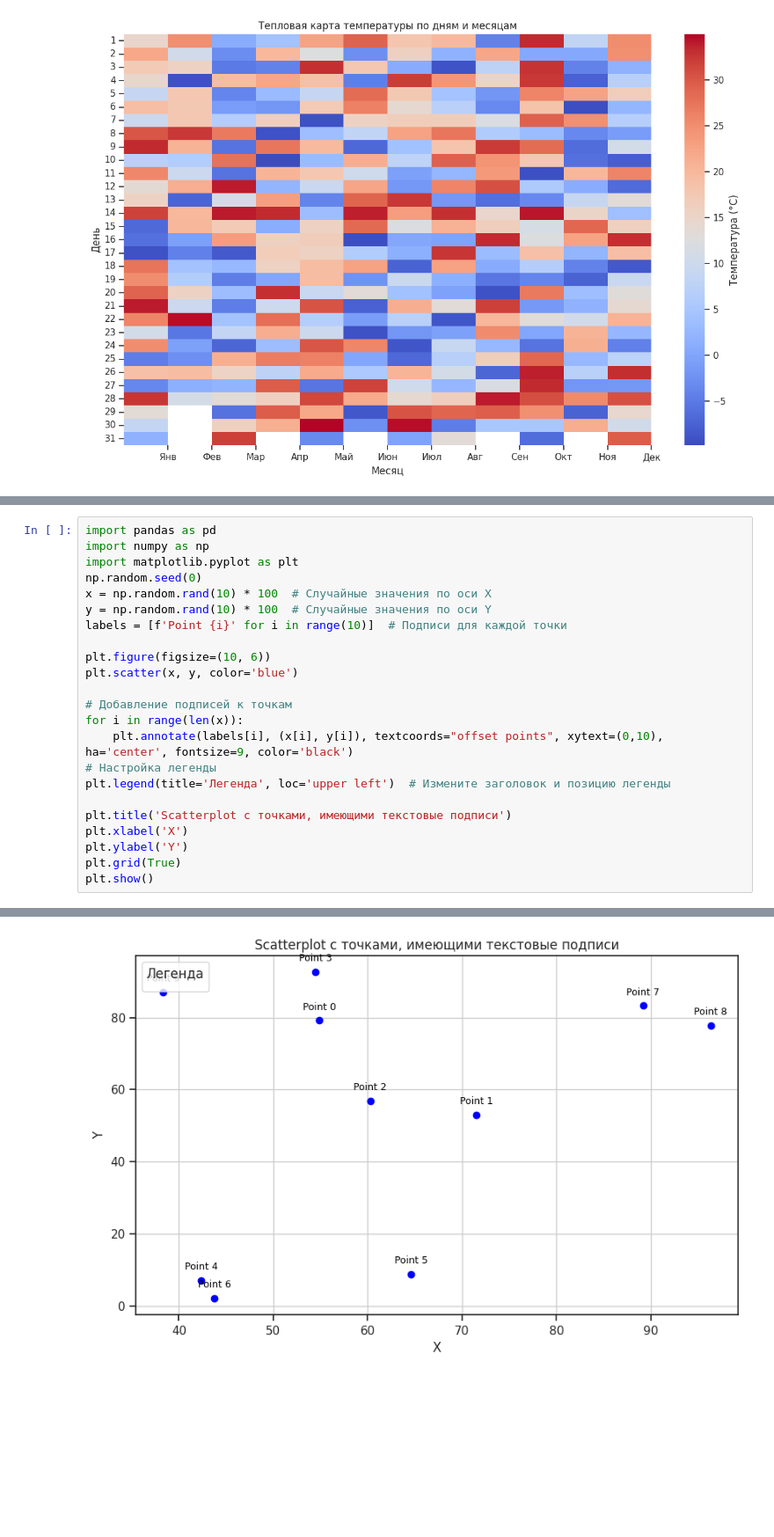
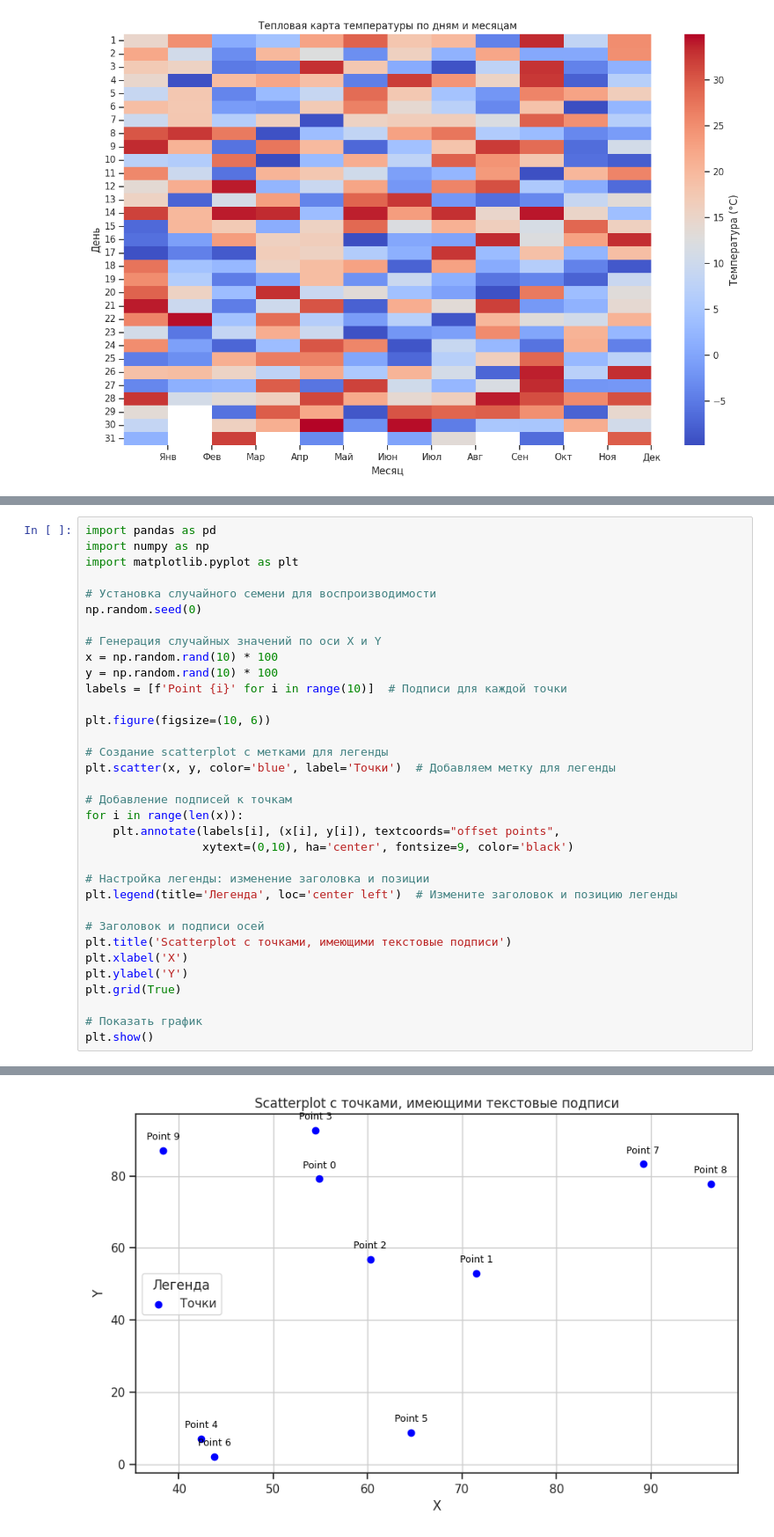
Before and after one commit to Daarlens/ProBook, a Jupyter notebook: Библиотека_Seaborn.ipynb, the cells around one changed output, grey strips where cells are left out. Shown at 88% size. Saved outputs shown, nothing was run; the diff lists cells and outputs as text; blank space fills up the shorter version.

```diff
--- a/Библиотека_Seaborn.ipynb
+++ b/Библиотека_Seaborn.ipynb
@@ -927,23 +929,34 @@ plt.show()
 import pandas as pd
 import numpy as np
 import matplotlib.pyplot as plt
+
+# Установка случайного семени для воспроизводимости
 np.random.seed(0)
-x = np.random.rand(10) * 100  # Случайные значения по оси X
-y = np.random.rand(10) * 100  # Случайные значения по оси Y
+
+# Генерация случайных значений по оси X и Y
+x = np.random.rand(10) * 100
+y = np.random.rand(10) * 100
 labels = [f'Point {i}' for i in range(10)]  # Подписи для каждой точки
 
 plt.figure(figsize=(10, 6))
-plt.scatter(x, y, color='blue')
+
+# Создание scatterplot с метками для легенды
+plt.scatter(x, y, color='blue', label='Точки')  # Добавляем метку для легенды
 
 # Добавление подписей к точкам
 for i in range(len(x)):
-    plt.annotate(labels[i], (x[i], y[i]), textcoords="offset points", xytext=(0,10), ha='center', fontsize=9, color='black')
-# Настройка легенды
-plt.legend(title='Легенда', loc='upper left')  # Измените заголовок и позицию легенды
+    plt.annotate(labels[i], (x[i], y[i]), textcoords="offset points",
+                 xytext=(0,10), ha='center', fontsize=9, color='black')
 
+# Настройка легенды: изменение заголовка и позиции
+plt.legend(title='Легенда', loc='center left')  # Измените заголовок и позицию легенды
+
+# Заголовок и подписи осей
 plt.title('Scatterplot с точками, имеющими текстовые подписи')
 plt.xlabel('X')
 plt.ylabel('Y')
 plt.grid(True)
+
+# Показать график
 plt.show()
 # %% [output]
@@ -951 +963 @@ WARNING:matplotlib.legend:No artists with labels found to put in legend.  Note t
-[figure, old version]
+[figure, new version]
```
Also changed, not shown: parts of 22 cells of this notebook.
